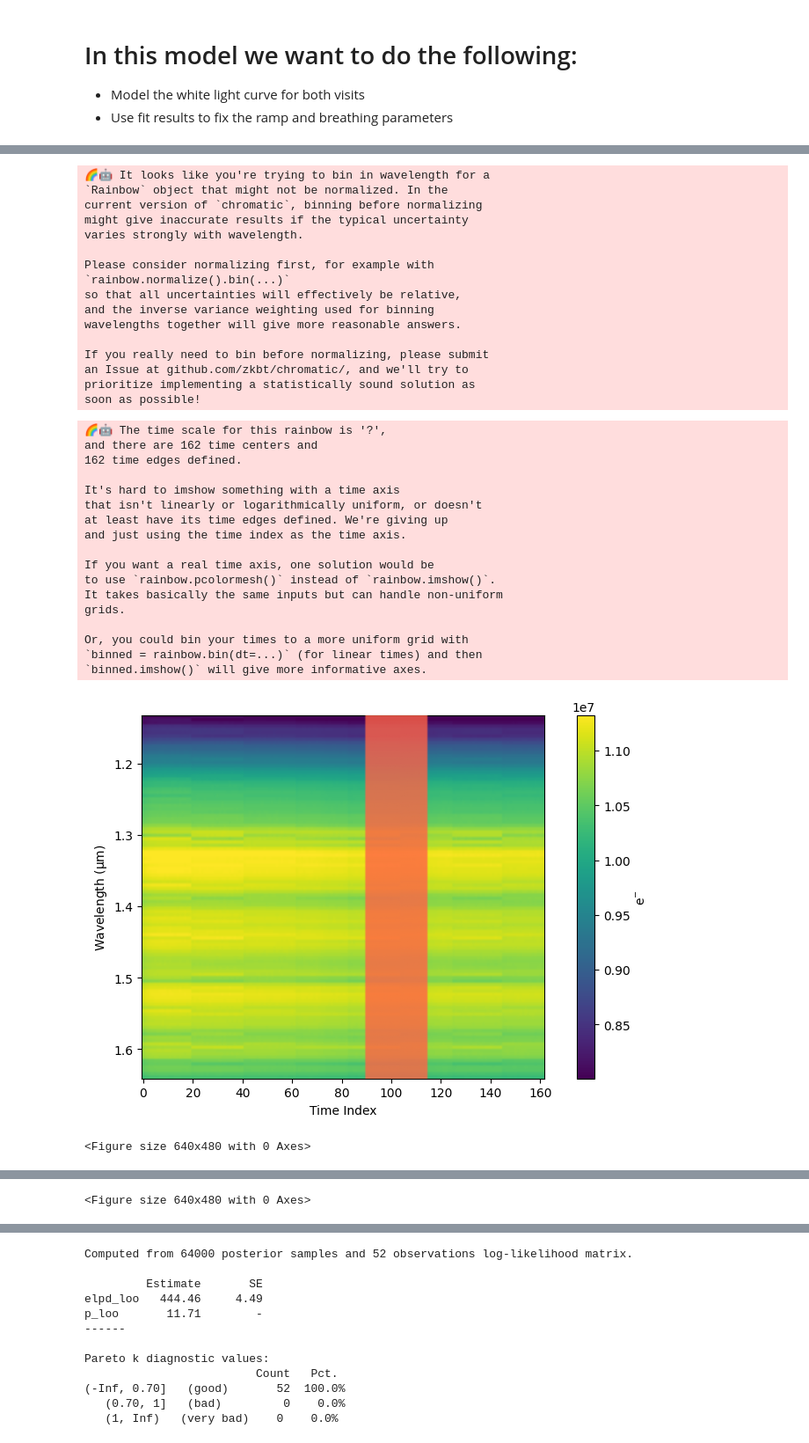
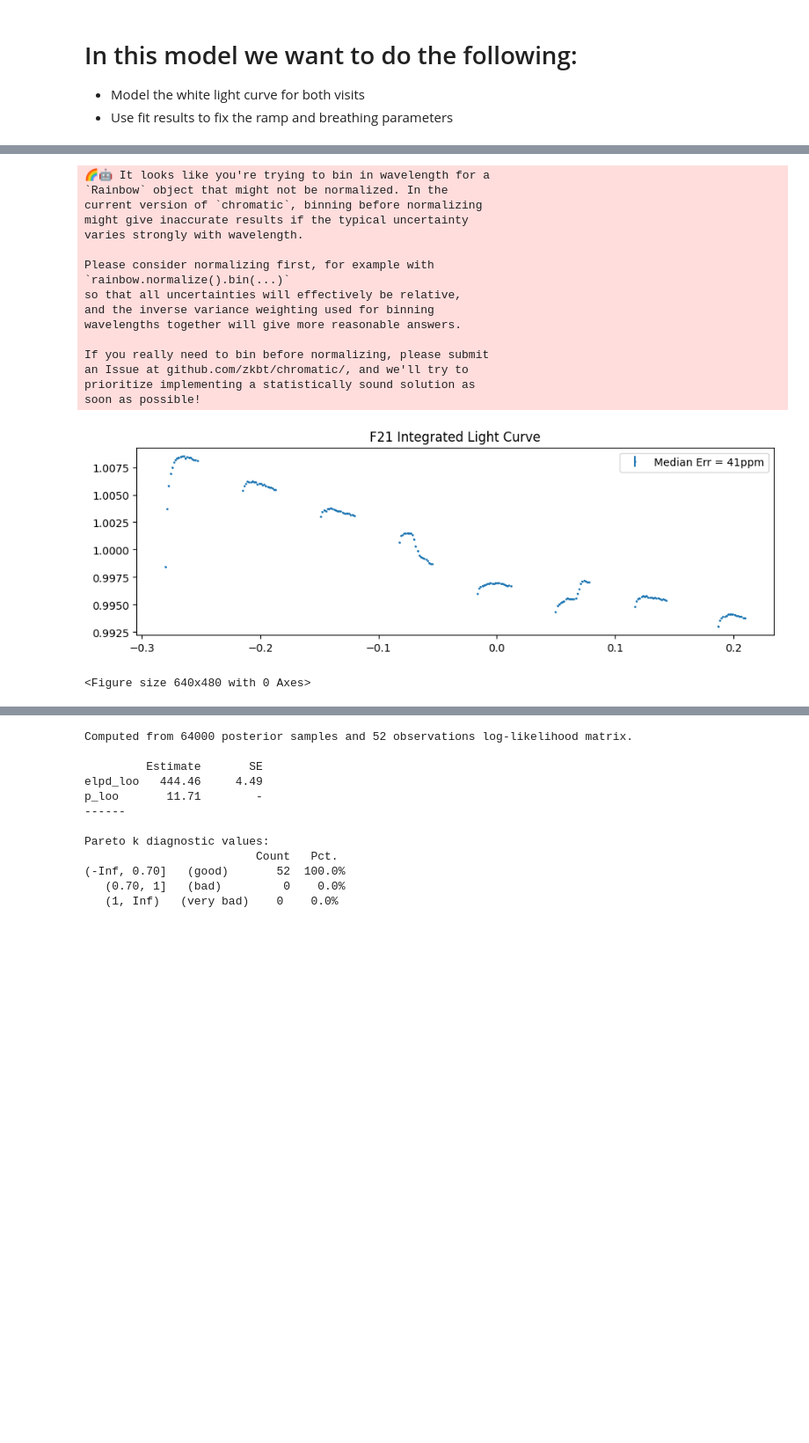
Before and after one commit to will-waalkes/Spot_Treating_AUMicb, a Jupyter notebook: modeling/04-broadband-lc/F21_whitelight_linear.ipynb, the cells around one changed output, grey strips where cells are left out. Shown at 88% size. Drawn from its saved outputs; the diff is of its cells as text; code cells hidden in the pictures; blank space fills up the shorter version.

```diff
--- a/modeling/04-broadband-lc/F21_whitelight_linear.ipynb
+++ b/modeling/04-broadband-lc/F21_whitelight_linear.ipynb
@@ -11,77 +11,52 @@ CPU devices: [CpuDevice(id=0), CpuDevice(id=1), CpuDevice(id=2), CpuDevice(id=3)
 # %%
 visit = 'F21'
 
-orbits_to_exclude = np.array([0,1,2,6])
+orbits_to_exclude = np.array([0,2])
 lc_index = 1 if visit=='F21' else 0
-bin_edges = jnp.array([0.791,1.135,1.64]) * u.micron
+bin_edges = jnp.array([0.9,1.135,1.64]) * u.micron
 
 predicted_T0 = visits[f'{visit}']['T0 (BJD_TDB)'].value
 binwidth = visits[f'{visit}']['native resolution']
 exptime = visits[f'{visit}']['exp (s)']
 grism = visits[f'{visit}']['Grism']
 
 rainbow = read_rainbow(f"../../data/rainbows/{visit}_scan-combined_trimmed_pacman_spec.rainbow.npy")
 speclc_rainbow = rainbow
+
 binned_for_model = rainbow.bin(wavelength_edges=bin_edges)
 fleck_wavelengths = binned_for_model.wavelength.value
 
-'remove the spots'
-trim_spots = ( speclc_rainbow.trim().mask_transit(period=8.463*u.day, t0=(predicted_T0+0.0285)*u.day, duration=0.071*u.day) )
-trim_spots.imshow()
+integrated_flux = np.trapz(speclc_rainbow.flux.value,x=speclc_rainbow.wavelength.value,axis=0)
+
+img_date = speclc_rainbow.time.value
+data_flux = integrated_flux/integrated_flux.mean()
+relative_err = np.sqrt(integrated_flux/speclc_rainbow.nwave)/integrated_flux
+time_from_T0 = img_date - predicted_T0
+
+plt.figure(figsize=(9,3))
+plt.errorbar(time_from_T0,data_flux,relative_err*data_flux,
+             label=f'Median Err = {int(np.nanmedian(relative_err)*1e6) }ppm',
+            fmt='o',ms=1)
+plt.legend()
+plt.title(f'{visit} Integrated Light Curve')
 plt.show()
 plt.clf()
-trimmed_rainbow = trim_spots.trim().get_average_lightcurve_as_rainbow()
-trimmed_rainbow.time = trimmed_rainbow.time + (predicted_T0+0.0285)*u.day
-
-plt.figure(figsize=(9,3))
-plt.errorbar(trimmed_rainbow.time,trimmed_rainbow.flux.flatten(),trimmed_rainbow.uncertainty.flatten(),
-            fmt='o',ms=1)
-plt.show()
-plt.clf()
-
-data_wavelengths = speclc_rainbow.wavelength.value
-img_date = trimmed_rainbow.time.value
-data_flux = trimmed_rainbow.flux.flatten().value
-relative_err = trimmed_rainbow.uncertainty.flatten().value/data_flux
-time_from_T0 = img_date - predicted_T0
-
-plt.figure(figsize=(9,3) )
-plt.errorbar(time_from_T0,data_flux,yerr=relative_err,fmt='o',ms=1)
-plt.show()
-plt.clf()
 # %% [output]
 🌈🤖 It looks like you're trying to bin in wavelength for a
 `Rainbow` object that might not be normalized. In the
 current version of `chromatic`, binning before normalizing
 might give inaccurate results if the typical uncertainty
 varies strongly with wavelength.
 
 Please consider normalizing first, for example with
 `rainbow.normalize().bin(...)`
 so that all uncertainties will effectively be relative,
 and the inverse variance weighting used for binning
 wavelengths together will give more reasonable answers.
 
 If you really need to bin before normalizing, please submit
 an Issue at github.com/zkbt/chromatic/, and we'll try to
 prioritize implementing a statistically sound solution as
 soon as possible!
+[figure, new version]
-🌈🤖 The time scale for this rainbow is '?',
-and there are 162 time centers and
-162 time edges defined.
-
-It's hard to imshow something with a time axis
-that isn't linearly or logarithmically uniform, or doesn't
-at least have its time edges defined. We're giving up
-and just using the time index as the time axis.
-
-If you want a real time axis, one solution would be
-to use `rainbow.pcolormesh()` instead of `rainbow.imshow()`.
-It takes basically the same inputs but can handle non-uniform
-grids.
-
-Or, you could bin your times to a more uniform grid with
-`binned = rainbow.bin(dt=...)` (for linear times) and then
-`binned.imshow()` will give more informative axes.
+<Figure size 640x480 with 0 Axes>
-[figure, old version]
-<Figure size 640x480 with 0 Axes>
@@ -89 +62,0 @@ Or, you could bin your times to a more uniform grid with
-<Figure size 640x480 with 0 Axes>
```
Also changed, not shown: parts of 10 cells of this notebook, 1 other file.
